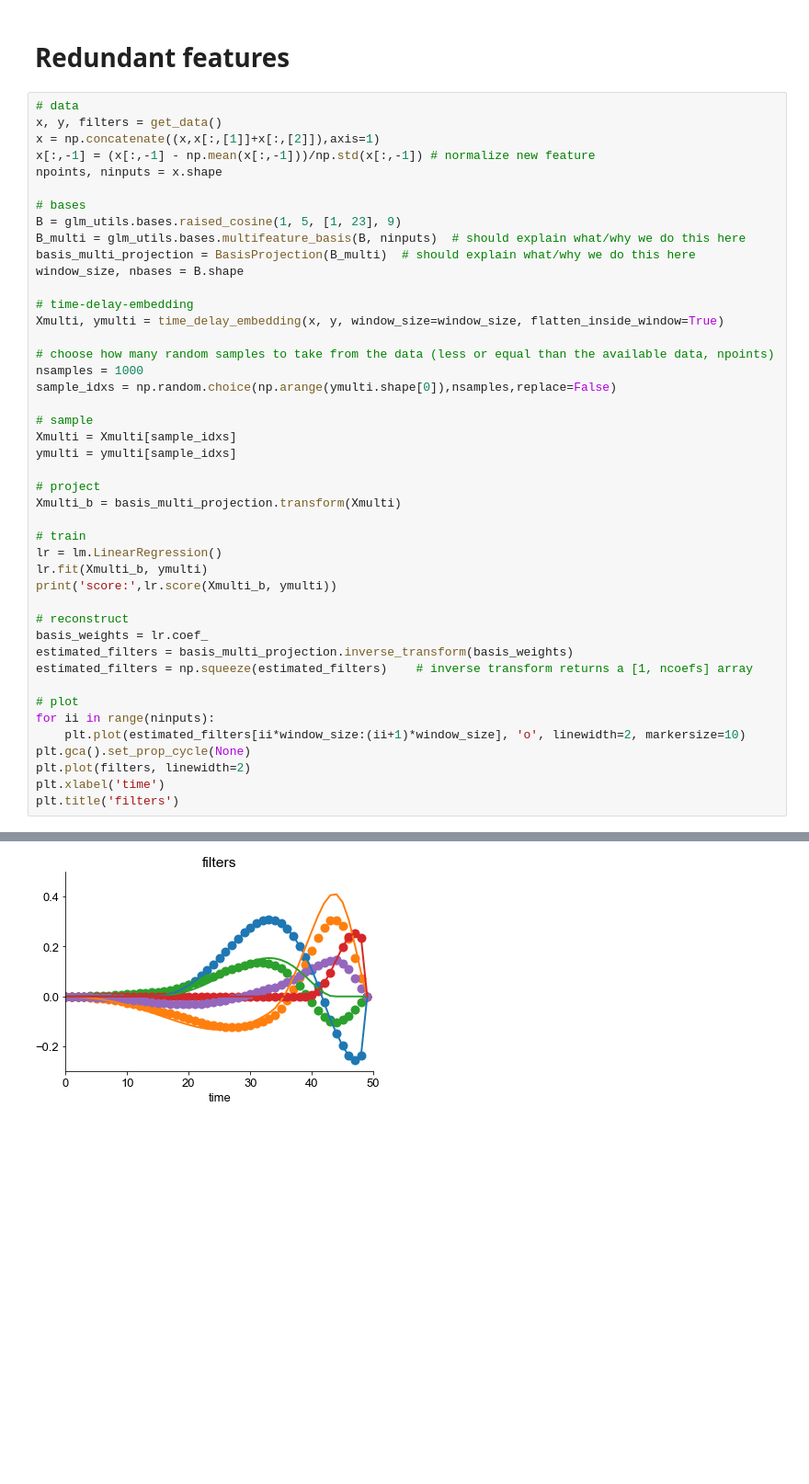
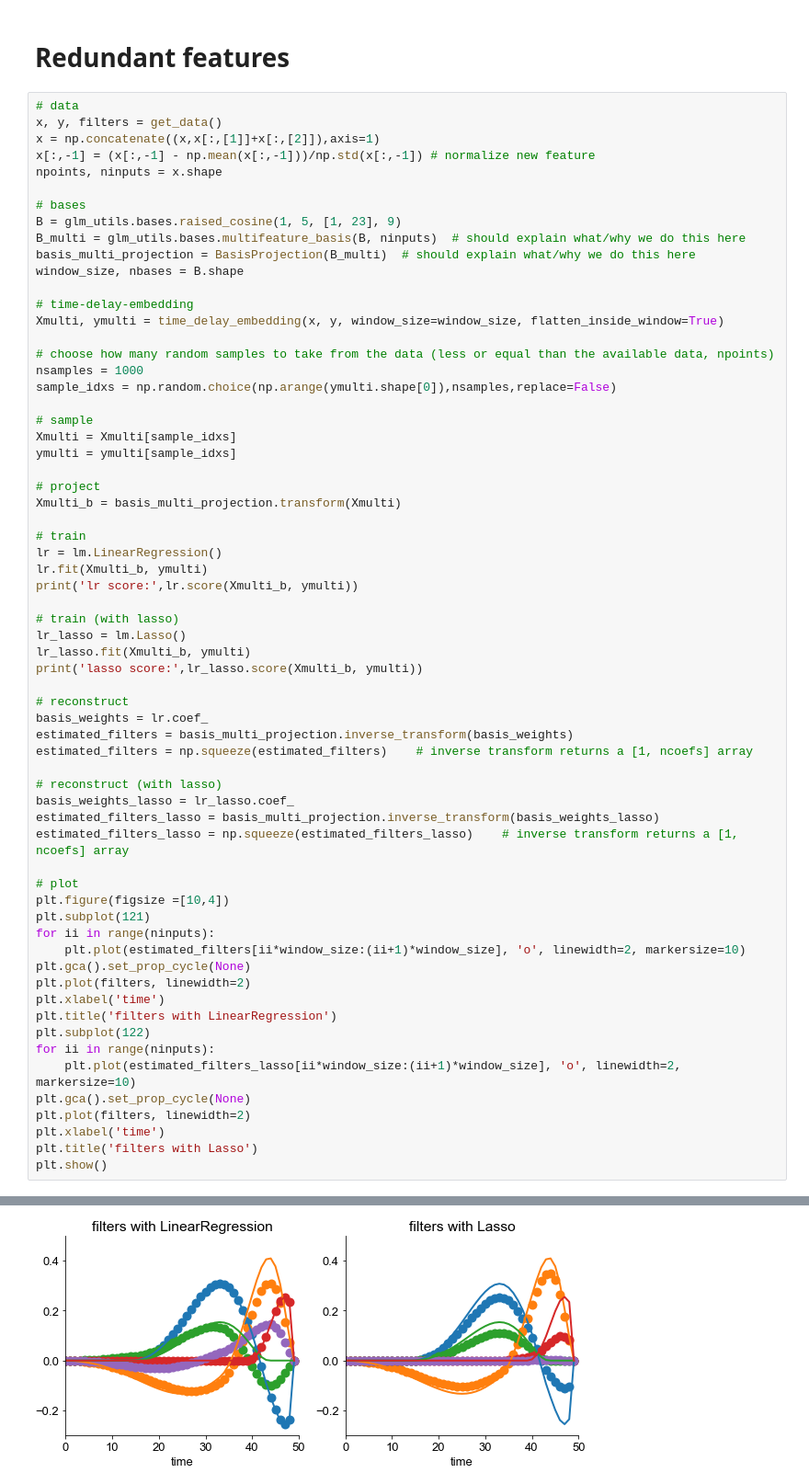
Before and after one commit to janclemenslab/glm_utils, a Jupyter notebook: demo/multiple_inputs.ipynb, the cells around one changed output, grey strips where cells are left out. Shown at 92% size. Cells and saved outputs as stored; diff of their text form; blank space fills up the shorter version.

```diff
--- a/demo/multiple_inputs.ipynb
+++ b/demo/multiple_inputs.ipynb
@@ -266,18 +266,38 @@ Xmulti_b = basis_multi_projection.transform(Xmulti)
 # train
 lr = lm.LinearRegression()
 lr.fit(Xmulti_b, ymulti)
-print('score:',lr.score(Xmulti_b, ymulti))
+print('lr score:',lr.score(Xmulti_b, ymulti))
+
+# train (with lasso)
+lr_lasso = lm.Lasso()
+lr_lasso.fit(Xmulti_b, ymulti)
+print('lasso score:',lr_lasso.score(Xmulti_b, ymulti))
 
 # reconstruct
 basis_weights = lr.coef_
 estimated_filters = basis_multi_projection.inverse_transform(basis_weights)
 estimated_filters = np.squeeze(estimated_filters)    # inverse transform returns a [1, ncoefs] array
 
+# reconstruct (with lasso)
+basis_weights_lasso = lr_lasso.coef_
+estimated_filters_lasso = basis_multi_projection.inverse_transform(basis_weights_lasso)
+estimated_filters_lasso = np.squeeze(estimated_filters_lasso)    # inverse transform returns a [1, ncoefs] array
+
 # plot
+plt.figure(figsize =[10,4])
+plt.subplot(121)
 for ii in range(ninputs):
     plt.plot(estimated_filters[ii*window_size:(ii+1)*window_size], 'o', linewidth=2, markersize=10)
 plt.gca().set_prop_cycle(None)
 plt.plot(filters, linewidth=2)
 plt.xlabel('time')
-plt.title('filters')
+plt.title('filters with LinearRegression')
+plt.subplot(122)
+for ii in range(ninputs):
+    plt.plot(estimated_filters_lasso[ii*window_size:(ii+1)*window_size], 'o', linewidth=2, markersize=10)
+plt.gca().set_prop_cycle(None)
+plt.plot(filters, linewidth=2)
+plt.xlabel('time')
+plt.title('filters with Lasso')
+plt.show()
 # %% [output]
@@ -286 +306 @@ Text(0.5, 1.0, 'filters')
-[figure, old version]
+[figure, new version]
```
Also changed, not shown: parts of 1 cell of this notebook.
